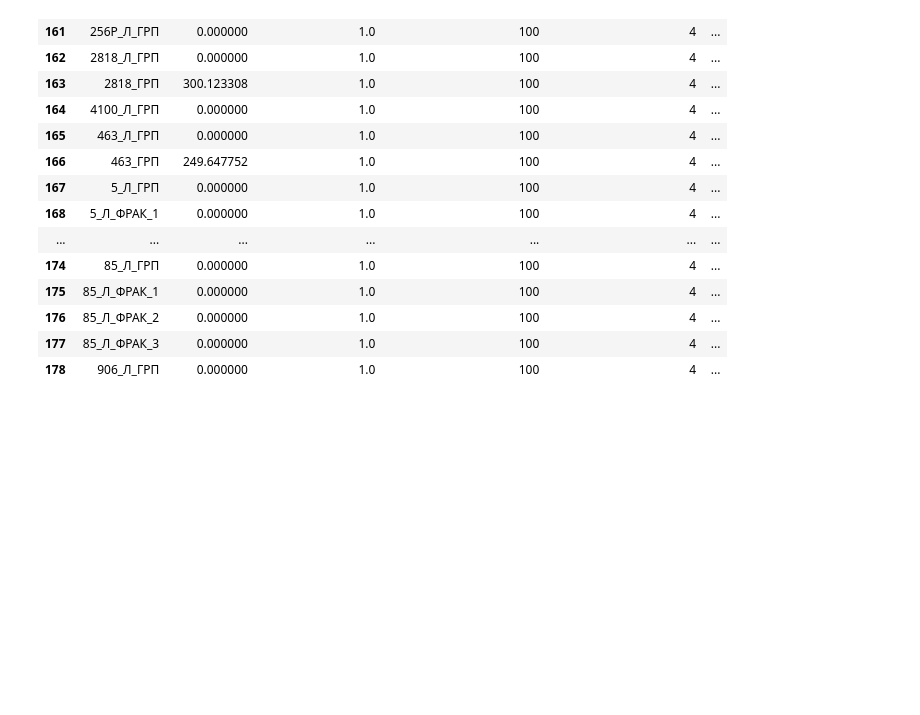
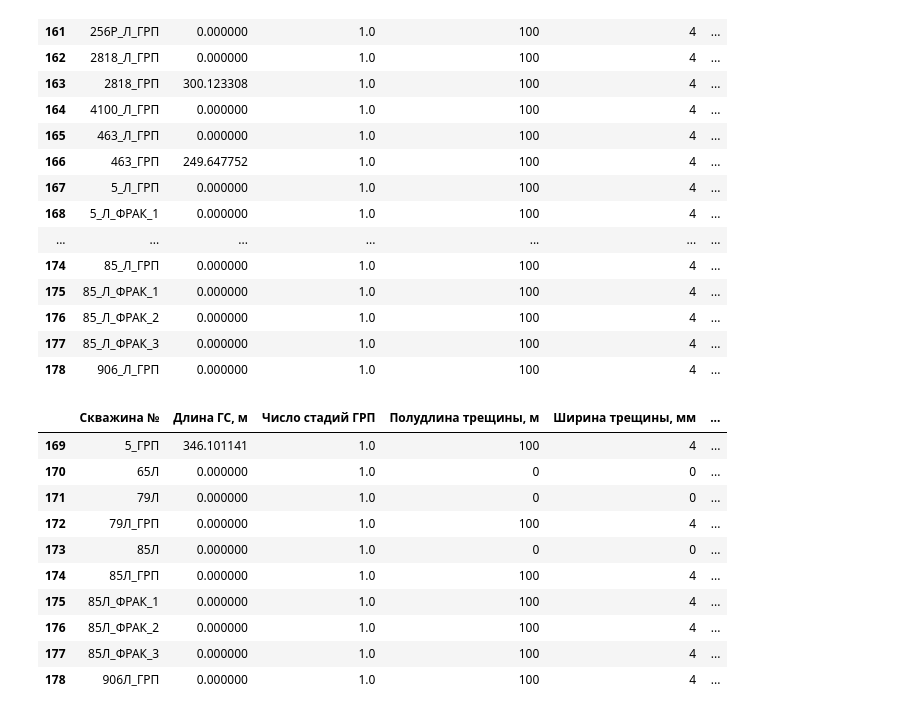
Before and after one commit to lybmvvs/appgazprom2.0, a Jupyter notebook: trying_to_clear_with_'Л'.ipynb, the cells around one changed output. Saved outputs shown, nothing was run; the diff lists cells and outputs as text; code cells hidden in the pictures; blank space fills up the shorter version.

```diff
--- a/trying_to_clear_with_'Л'.ipynb
+++ b/trying_to_clear_with_'Л'.ipynb
@@ -1465,3 +1490,22 @@ we_here.tail(20)
 | 176 | 85_Л_ФРАК_2 | 0.000000 | 1.0 | 100 | 4 | ... |
 | 177 | 85_Л_ФРАК_3 | 0.000000 | 1.0 | 100 | 4 | ... |
 | 178 | 906_Л_ГРП | 0.000000 | 1.0 | 100 | 4 | ... |
+# %%
+we_here['Скважина №'] = we_here.apply(
+            lambda x:
+            str(x['Скважина №']).replace('_Л', 'Л') if '_Л' in str(x['Скважина №']) else str(x['Скважина №']),
+            axis=1
+            )
+we_here.tail(10)
+# %% [output]
+|  | Скважина № | Длина ГС, м | Число стадий ГРП | Полудлина трещины, м | Ширина трещины, мм | ... |
+| 169 | 5_ГРП | 346.101141 | 1.0 | 100 | 4 | ... |
+| 170 | 65Л | 0.000000 | 1.0 | 0 | 0 | ... |
+| 171 | 79Л | 0.000000 | 1.0 | 0 | 0 | ... |
+| 172 | 79Л_ГРП | 0.000000 | 1.0 | 100 | 4 | ... |
+| 173 | 85Л | 0.000000 | 1.0 | 0 | 0 | ... |
+| 174 | 85Л_ГРП | 0.000000 | 1.0 | 100 | 4 | ... |
+| 175 | 85Л_ФРАК_1 | 0.000000 | 1.0 | 100 | 4 | ... |
+| 176 | 85Л_ФРАК_2 | 0.000000 | 1.0 | 100 | 4 | ... |
+| 177 | 85Л_ФРАК_3 | 0.000000 | 1.0 | 100 | 4 | ... |
+| 178 | 906Л_ГРП | 0.000000 | 1.0 | 100 | 4 | ... |
```
Also changed, not shown: parts of 2 cells of this notebook, 2 other files.
